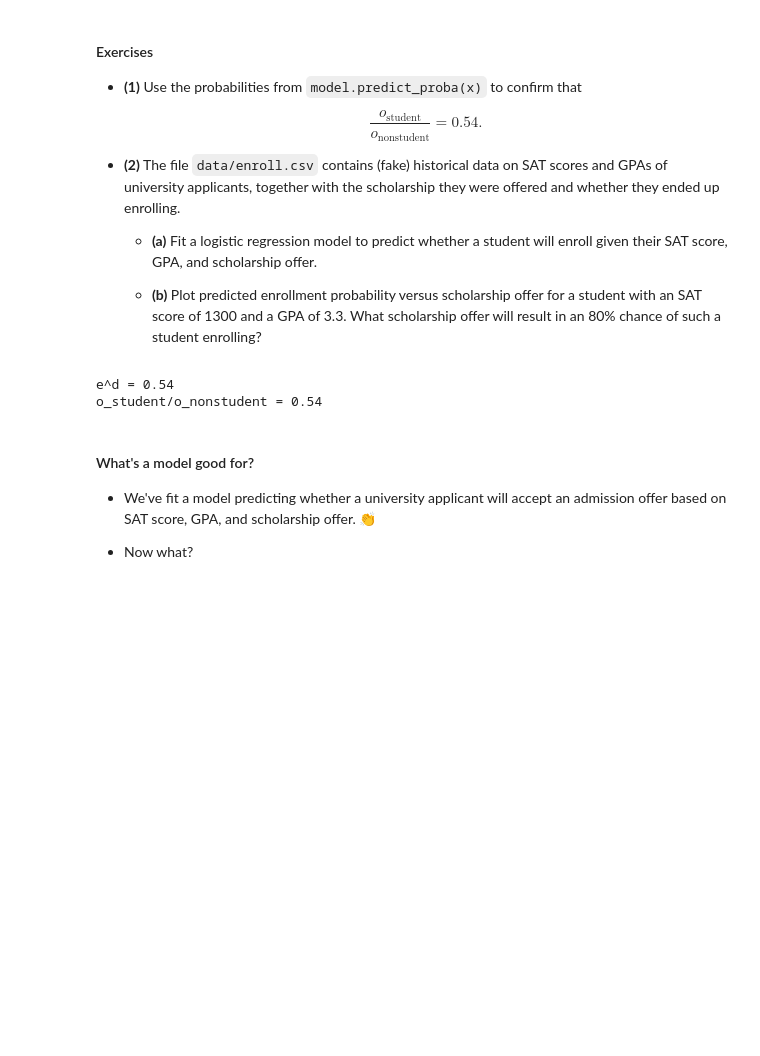
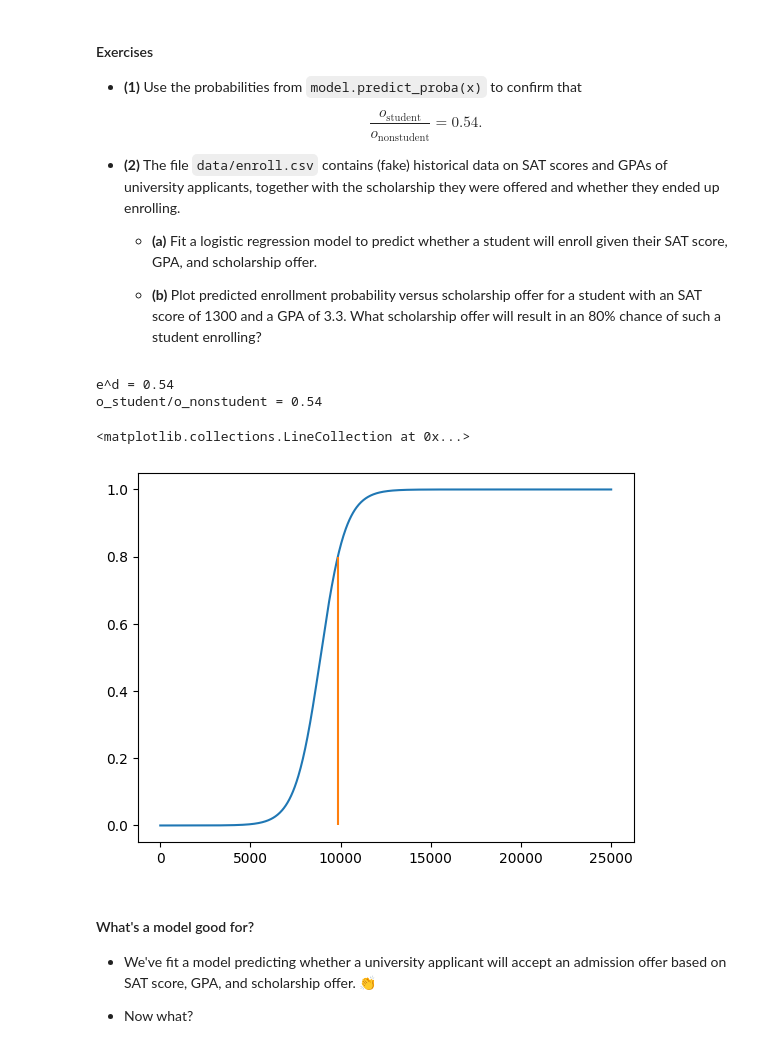
Before and after one commit to mgreenbe/DATA607S2025, a Jupyter notebook: lecture01.ipynb, the cells around one changed output. Drawn from its saved outputs; the diff is of its cells as text; code cells hidden in the pictures; blank space fills up the shorter version.

```diff
--- a/lecture01.ipynb
+++ b/lecture01.ipynb
@@ -225,3 +219,31 @@ data = pd.read_csv("data/enroll.csv")
+# %%
+# (b)
+
+data = pd.read_csv("data/enroll.csv")
+X = data[["SAT", "GPA", "scholarship"]]
+y = data["did_enroll"]
+
+model = LogisticRegression()
+model.fit(X, y)
+
+scholarship = np.linspace(0, 25000, 1000)
+
+x_test = pd.DataFrame(
+    {
+        "SAT": np.full_like(scholarship, 1300),
+        "GPA": np.full_like(scholarship, 3.3),
+        "scholarship": scholarship,
+    }
+)
+p_test = model.predict_proba(x_test)[:, 1]
+plt.plot(scholarship, p_test)
+
+
+s0 = scholarship[np.argmax(p_test >= 0.8)]
+plt.vlines(s0, 0, 0.8, colors="C1")
+# %% [output]
+<matplotlib.collections.LineCollection at 0x...>
+[figure, added]
 # %% [markdown]
 #### What's a model good for?
 
```
Also changed, not shown: parts of 7 cells of this notebook.
